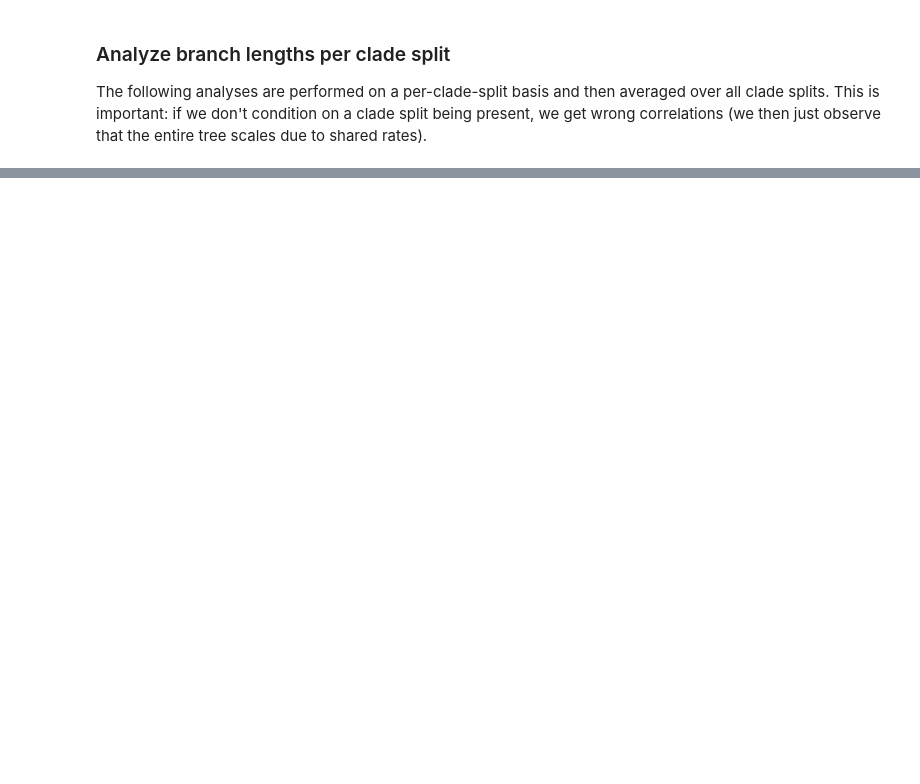
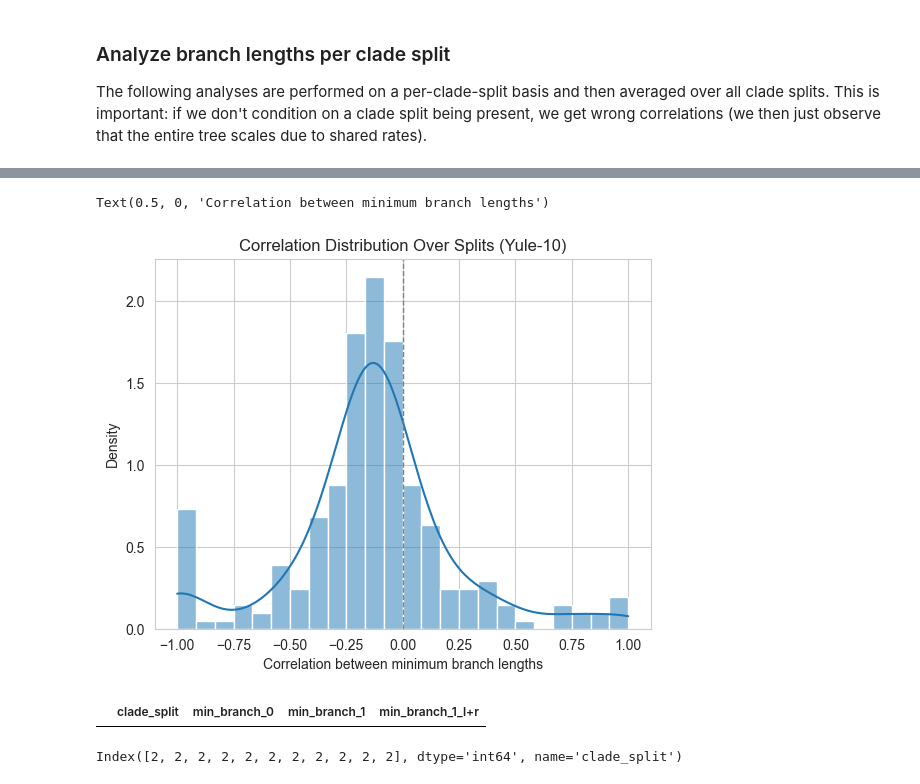
Before and after one commit to tochsner/ccd-validation, a Jupyter notebook: src/distribution_analysis/analyze_branch_lengths.ipynb, the cells around one changed output, grey strips where cells are left out. Cells and saved outputs as stored; diff of their text form; code cells hidden in the pictures; blank space fills up the shorter version.

```diff
--- a/src/distribution_analysis/analyze_branch_lengths.ipynb
+++ b/src/distribution_analysis/analyze_branch_lengths.ipynb
@@ -152,0 +140,26 @@ sns.barplot(
+# %%
+sns.histplot(
+    df_extended_branches.groupby("clade_split").apply(
+        lambda x: x["min_branch_0"].corr(x["min_branch_1"])
+    ),
+    stat="density",
+    kde=True,
+)
+plt.axvline(x=0, linestyle='--',linewidth=1, color='grey')
+
+plt.title(f"Correlation Distribution Over Splits ({DATA_SET_NAME})")
+plt.xlabel("Correlation between minimum branch lengths")
+# %% [output]
+Text(0.5, 0, 'Correlation between minimum branch lengths')
+[figure, added]
+# %%
+df_extended_branches[df_extended_branches.clade_split == (2097152, 1572864)]
+# %% [output]
+|  | clade_split | min_branch_0 | min_branch_1 | min_branch_1_l+r |
+# %%
+corrs = df_extended_branches.groupby("clade_split").apply(
+    lambda x: x["min_branch_0"].corr(x["min_branch_1"])
+)
+corrs.index[corrs == -1.0].map(lambda x: len(df_extended_branches[df_extended_branches.clade_split == x]))
+# %% [output]
+Index([2, 2, 2, 2, 2, 2, 2, 2, 2, 2, 2], dtype='int64', name='clade_split')
```
Also changed, not shown: parts of 15 cells of this notebook, 13 other files.
